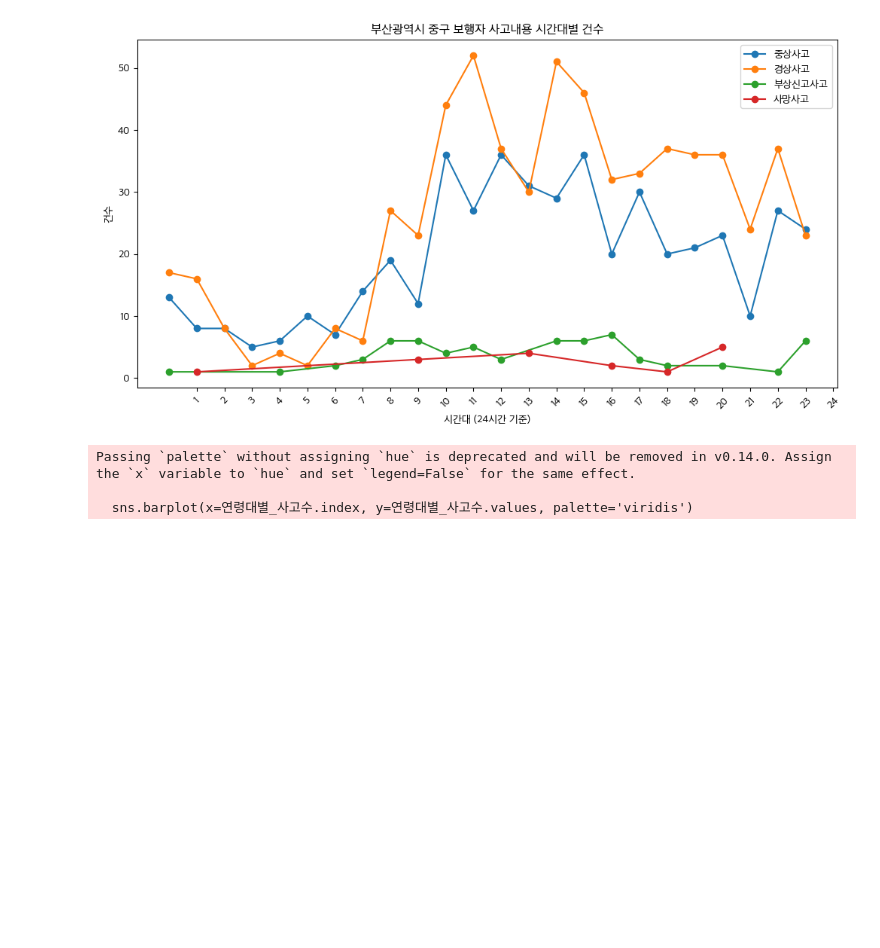
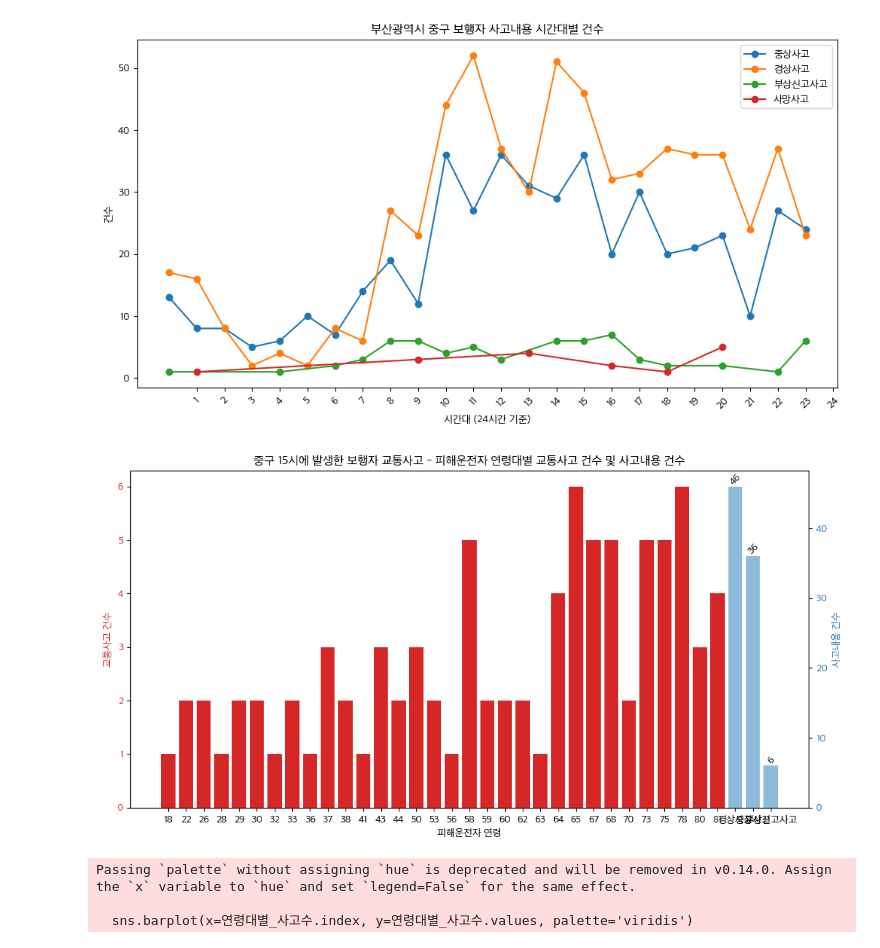
Before and after one commit to sonyuyoung/Weather-and-traffic-accidents, a Jupyter notebook: 유영/0123.ipynb, the cells around one changed output. Cells and saved outputs as stored; diff of their text form; code cells hidden in the pictures; blank space fills up the shorter version.

```diff
--- a/유영/0123.ipynb
+++ b/유영/0123.ipynb
@@ -1124,6 +1124,62 @@ Passing `palette` without assigning `hue` is deprecated and will be removed in v
   sns.barplot(x=시간대별_사고수.index, y=시간대별_사고수.values, palette='viridis')
 [figure]
 [figure]
+# %%
+import pandas as pd
+import matplotlib.pyplot as plt
+import seaborn as sns
+
+# CSV 파일 경로
+file_path = '교통사고2.csv'
+
+# CSV 파일 읽기 (encoding 지정)
+df = pd.read_csv(file_path, delimiter=',')
+
+# '사고일시' 열을 datetime 형식으로 변환
+df['사고일시'] = pd.to_datetime(df['사고일시'], format='%Y년 %m월 %d일 %H시')
+
+# '시군구' 열에서 두 번째 문자열을 추출하여 '시군구' 열로 사용
+df['시군구'] = df['시군구'].apply(lambda x: x.split()[1] if isinstance(x, str) and len(x.split()) > 1 else 'Unknown')
+
+# 중구 내에서 시간대별 '보행자' 사고 건수 계산
+중구_데이터 = df[df['시군구'] == '중구']
+시간대_데이터 = 중구_데이터[중구_데이터['사고일시'].dt.hour == 15]
+
+# 피해운전자 연령대별 교통사고 건수 및 사고내용 건수 계산
+피해운전자_연령대별_교통사고수 = 시간대_데이터['피해운전자 연령'].value_counts().sort_index()
+사고내용_데이터 = 시간대_데이터['사고내용'].value_counts()
+
+# 피해운전자 연령대별 교통사고 건수와 사고내용 건수를 함께 시각화
+fig, ax1 = plt.subplots(figsize=(12, 6))
+
+# 피해운전자 연령대별 교통사고 건수를 막대 그래프로 표현
+color = 'tab:red'
+ax1.set_xlabel('피해운전자 연령')
+ax1.set_ylabel('교통사고 건수', color=color)
+ax1.bar(피해운전자_연령대별_교통사고수.index, 피해운전자_연령대별_교통사고수.values, color=color)
+ax1.tick_params(axis='y', labelcolor=color)
+
+# 사고내용 건수를 막대 그래프로 표현
+ax2 = ax1.twinx()
+color = 'tab:blue'
+ax2.set_ylabel('사고내용 건수', color=color)
+bars = ax2.bar(사고내용_데이터.index, 사고내용_데이터.values, color=color, alpha=0.5)
+ax2.tick_params(axis='y', labelcolor=color)
+
+# 사고내용 텍스트를 추가하고 45도로 회전
+for bar, value in zip(bars, 사고내용_데이터.values):
+    ax2.text(bar.get_x() + bar.get_width() / 2, value, str(value), ha='center', va='bottom', rotation=45)
+
+# 그래프 제목 설정
+plt.title('중구 15시에 발생한 보행자 교통사고 - 피해운전자 연령대별 교통사고 건수 및 사고내용 건수')
+
+# x 축 눈금 레이블 회전
+plt.xticks(rotation=45, ha='right')
+
+# 그래프 표시
+plt.show()
+# %% [output]
+[figure, added]
 # %%
 import pandas as pd
 import matplotlib.pyplot as plt
```
Also changed, not shown: parts of 1 cell of this notebook, 3 other files.
